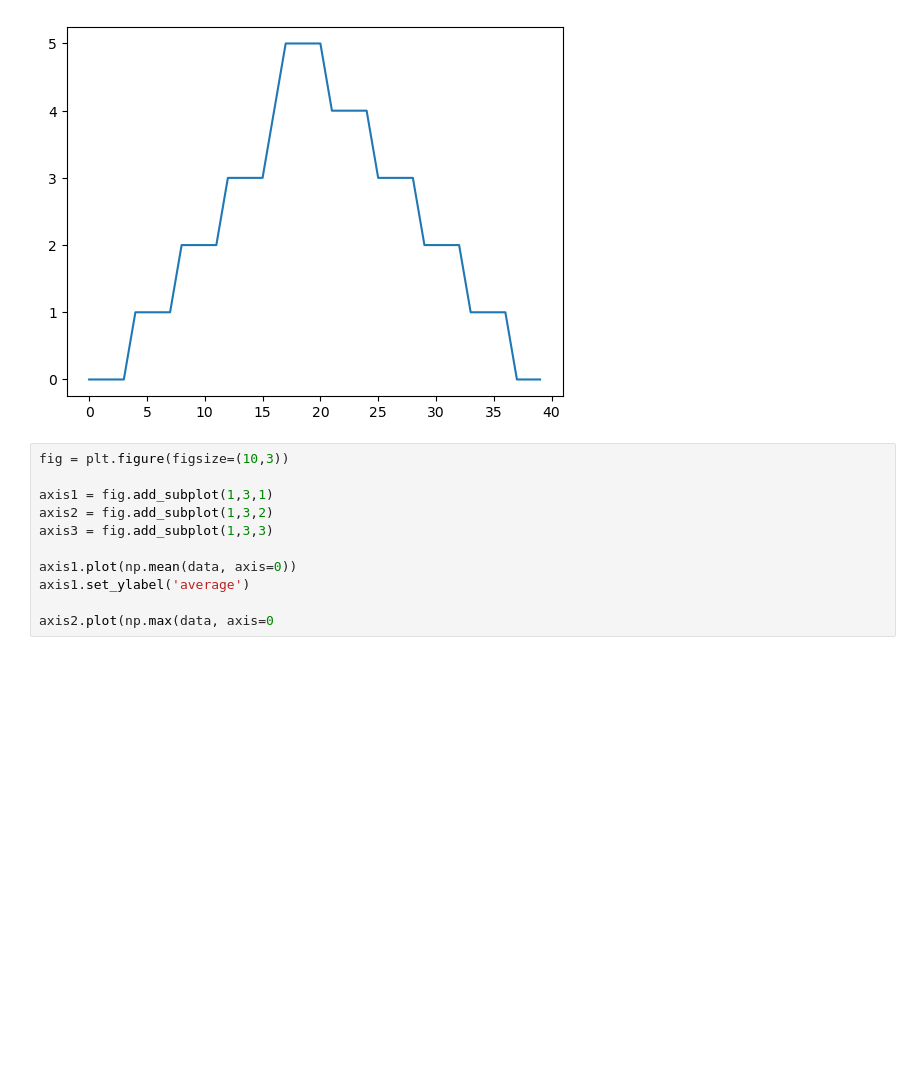
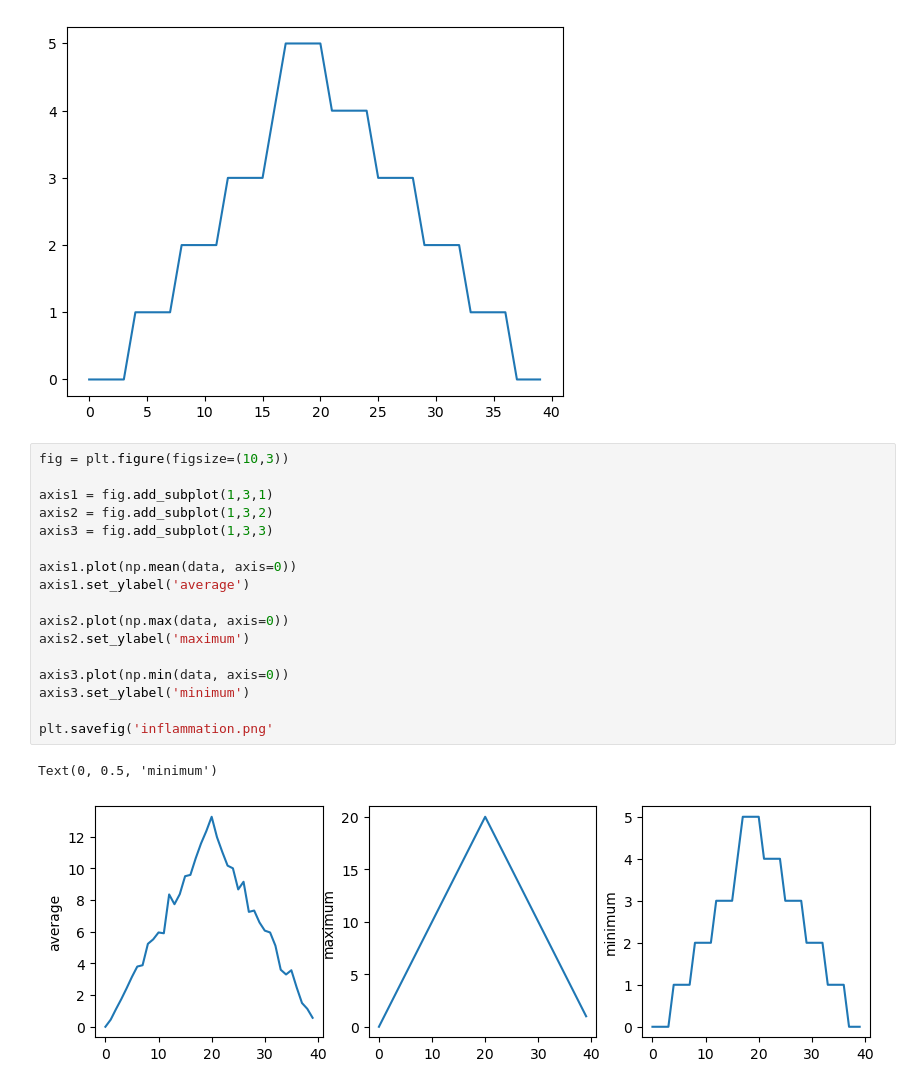
Before and after one commit to tu-delft-library/introduction_to_programming_with_python, a Jupyter notebook: material_for_participants/python_one.ipynb, the cells around one changed output. Cells and saved outputs as stored; diff of their text form; blank space fills up the shorter version.

```diff
--- a/material_for_participants/python_one.ipynb
+++ b/material_for_participants/python_one.ipynb
@@ -513,11 +513,20 @@ plt.plot(np.min(data, axis=0))
 # %%
 fig = plt.figure(figsize=(10,3))
 
 axis1 = fig.add_subplot(1,3,1)
 axis2 = fig.add_subplot(1,3,2)
 axis3 = fig.add_subplot(1,3,3)
 
 axis1.plot(np.mean(data, axis=0))
 axis1.set_ylabel('average')
 
-axis2.plot(np.max(data, axis=0
+axis2.plot(np.max(data, axis=0))
+axis2.set_ylabel('maximum')
+
+axis3.plot(np.min(data, axis=0))
+axis3.set_ylabel('minimum')
+
+plt.savefig('inflammation.png'
+# %% [output]
+Text(0, 0.5, 'minimum')
+[figure, added]
```
